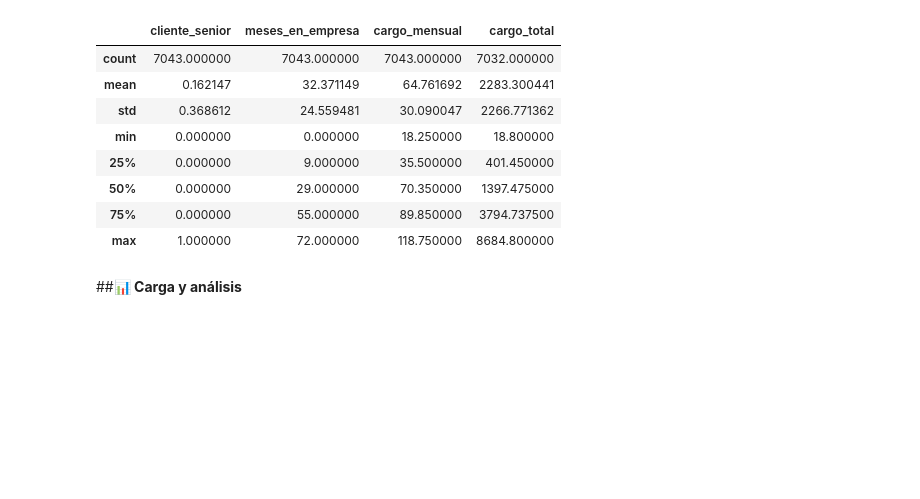
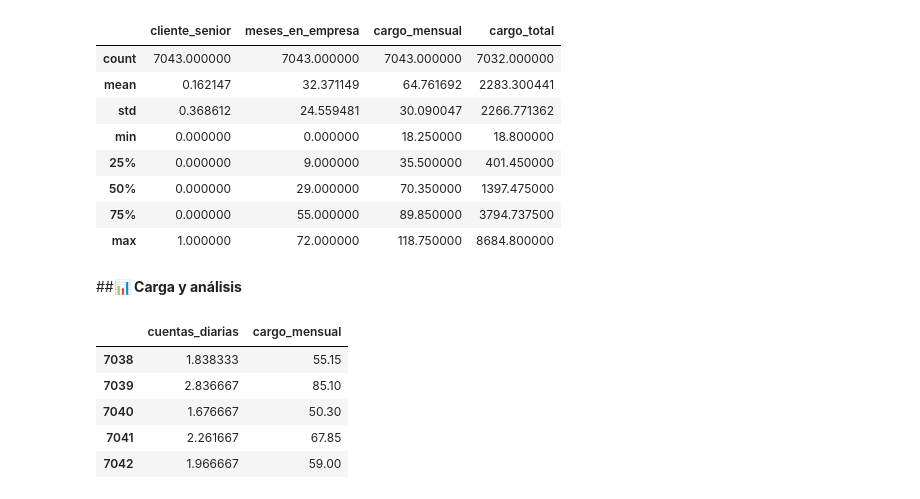
Before and after one commit to Nataliahfk/Telecom-X_-segundo-challenge, a Jupyter notebook: Telecom_X_Clallenge_Latam.ipynb, the cells around one changed output. Drawn from its saved outputs; the diff is of its cells as text; code cells hidden in the pictures; blank space fills up the shorter version.

```diff
--- a/Telecom_X_Clallenge_Latam.ipynb
+++ b/Telecom_X_Clallenge_Latam.ipynb
@@ -392,3 +410,14 @@ df_normalizado.describe()
 | max | 1.000000 | 72.000000 | 118.750000 | 8684.800000 |
 # %% [markdown]
 ##**📊 Carga y análisis**
+# %%
+# crear la columna "Cuentas_Diarias"
+df_normalizado['cuentas_diarias']= df_normalizado['cargo_mensual']/30
+df_normalizado[['cuentas_diarias','cargo_mensual']].tail()
+# %% [output]
+|  | cuentas_diarias | cargo_mensual |
+| 7038 | 1.838333 | 55.15 |
+| 7039 | 2.836667 | 85.10 |
+| 7040 | 1.676667 | 50.30 |
+| 7041 | 2.261667 | 67.85 |
+| 7042 | 1.966667 | 59.00 |
```
Also changed, not shown: parts of 4 cells of this notebook.
